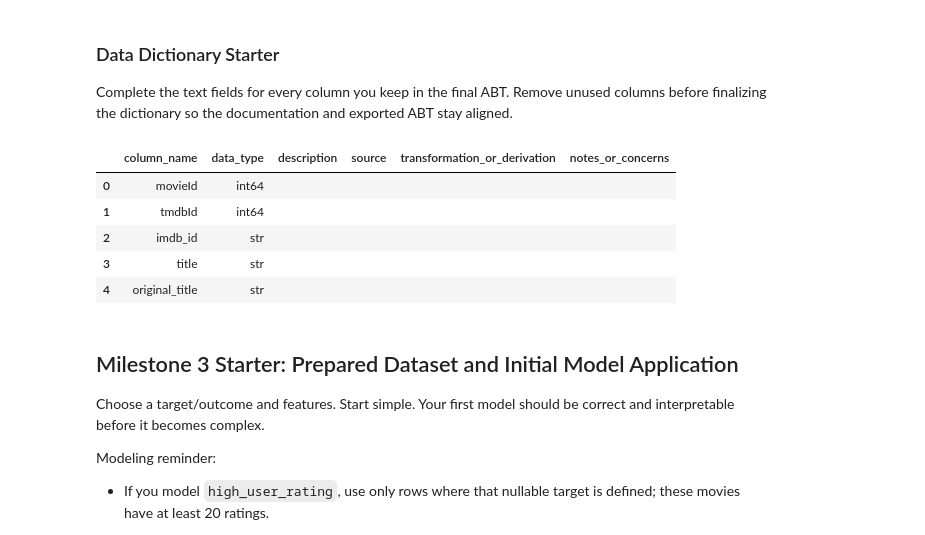
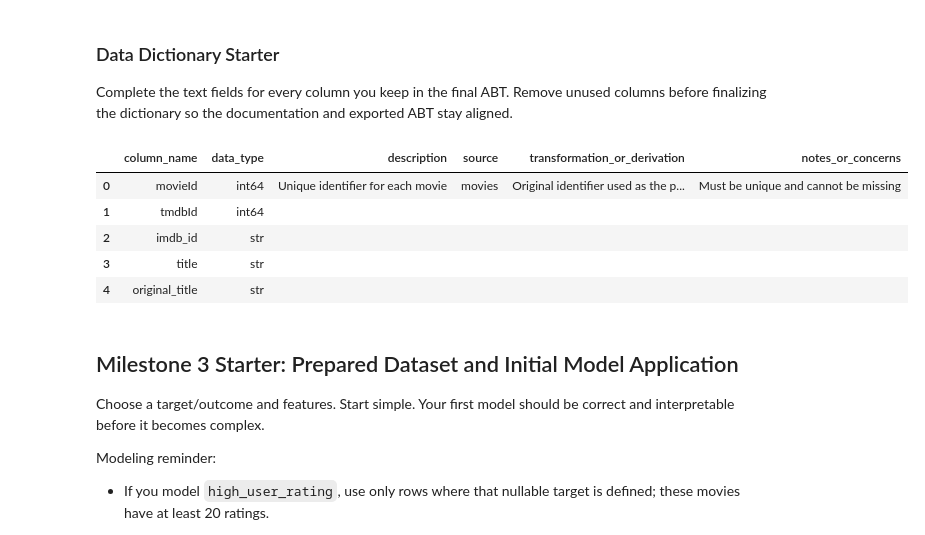
Before and after one commit to zambuggy/BAN-6003-Project-Option-1-Movies, a Jupyter notebook: notebooks/movies_project_starter.ipynb, the cells around one changed output. Saved outputs shown, nothing was run; the diff lists cells and outputs as text; code cells hidden in the pictures.

Commit message:
Milestone 2 column descriptions

```diff
--- a/notebooks/movies_project_starter.ipynb
+++ b/notebooks/movies_project_starter.ipynb
@@ -497,18 +497,35 @@ Complete the text fields for every column you keep in the final ABT. Remove unus
 # %%
 data_dictionary = pd.DataFrame({
     "column_name": abt.columns,
     "data_type": [str(abt[column].dtype) for column in abt.columns],
     "description": "",
     "source": "",
     "transformation_or_derivation": "",
     "notes_or_concerns": "",
 })
 
 # Hint: use .loc[] to document one column at a time, following the Week 11 pattern.
 data_dictionary.head()
+
+data_dictionary.loc[
+    data_dictionary["column_name"] == "movieId",
+    [
+        "description",
+        "source",
+        "transformation_or_derivation",
+        "notes_or_concerns"
+    ]
+] = [
+    "Unique identifier for each movie",
+    "movies",
+    "Original identifier used as the primary key",
+    "Must be unique and cannot be missing"
+]
+
+data_dictionary.head()
 # %% [output]
 |  | column_name | data_type | description | source | transformation_or_derivation | notes_or_concerns |
-| 0 | movieId | int64 |  |  |  |  |
+| 0 | movieId | int64 | Unique identifier for each movie | movies | Original identifier used as the p... | Must be unique and cannot be missing |
 | 1 | tmdbId | int64 |  |  |  |  |
 | 2 | imdb_id | str |  |  |  |  |
 | 3 | title | str |  |  |  |  |
```
